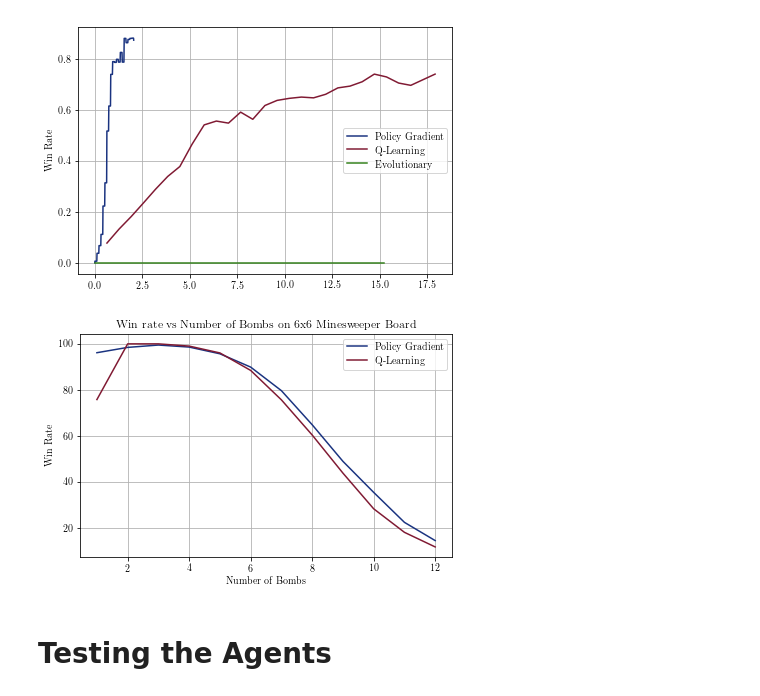
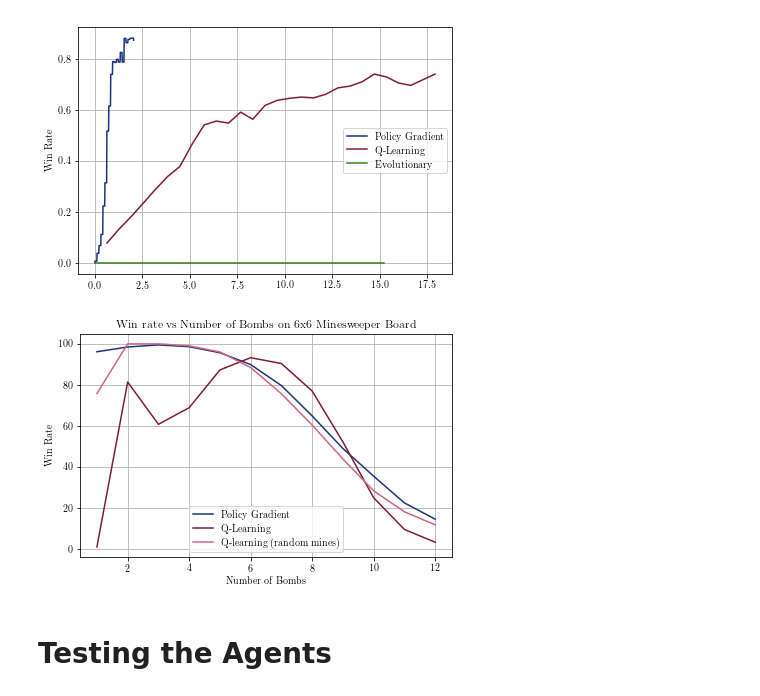
Before and after one commit to jakejhansen/minesweeper_solver, a Jupyter notebook: Minesweeper_results.ipynb, the cells around one changed output. Saved outputs shown, nothing was run; the diff lists cells and outputs as text; code cells hidden in the pictures.

Commit message:
Plot updates, win-rate comparison

```diff
--- a/Minesweeper_results.ipynb
+++ b/Minesweeper_results.ipynb
@@ -300,24 +300,25 @@ plt.show()
 # %%
 policy_mines = [96.15, 98.46, 99.48, 98.60, 95.68, 89.89, 79.64, 64.83, 48.92, 35.42, 22.39, 14.46]
 # Q-learning best model on 6x6 with 6 mines
 q_mines = [0.91, 81.38, 60.75, 68.85, 87.29, 93.25, 90.39, 76.96, 52.11, 24.89, 9.44, 3.21]
 # Q-learning best model on 6x6 with different number of mines (trained for 1 day with random number of mines
 q_mines_random = [75.78, 100, 100, 99.03, 96.05, 88.45, 75.64, 60.37, 43.80, 28.28, 18.05, 11.70]
 
 fig = plt.figure(figsize=(6,4))
 plt.plot(range(1,13), policy_mines, color=PG_color+[1.0])
-plt.plot(range(1,13), q_mines_random, color=QL_color+[1.0])
+plt.plot(range(1,13), q_mines, color=QL_color+[1.0])
+plt.plot(range(1,13), q_mines_random, color=QL_color_2+[1.0])
 plt.legend(['Q-Learning'])
 plt.title('Win rate vs Number of Bombs on 6x6 Minesweeper Board')
 plt.legend(['Policy Gradient','Q-Learning','Q-learning (random mines)'])
 plt.ylabel('Win Rate')
 plt.xlabel('Number of Bombs')
 plt.grid()
 plt.tight_layout()
 plt.savefig(os.path.join('Results/compare-res_mines.pdf'))
 plt.show()
 # %% [output]
-[figure, old version]
+[figure, new version]
 # %% [markdown]
 # Testing the Agents
 # %% [markdown]
```
Also changed, not shown: parts of 1 cell of this notebook, 7 other files.
